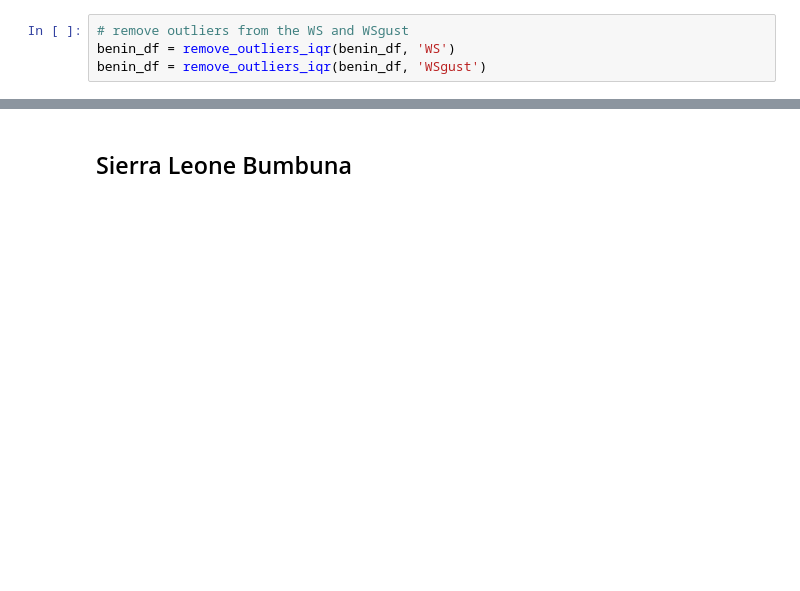
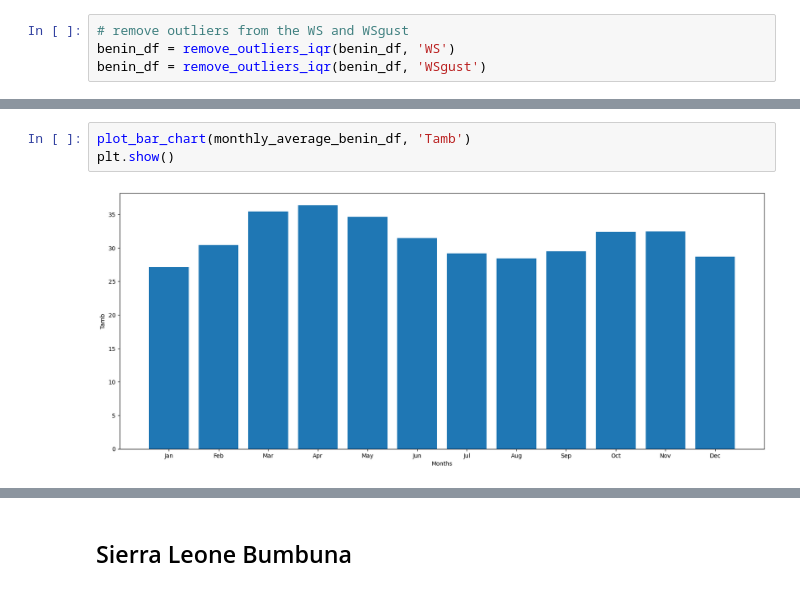
Before and after one commit to leuel-a/moonlight-solar-analysis, a Jupyter notebook: notebooks/EDA.ipynb, the cells around one changed output, grey strips where cells are left out. Cells and saved outputs as stored; diff of their text form; blank space fills up the shorter version.

```diff
--- a/notebooks/EDA.ipynb
+++ b/notebooks/EDA.ipynb
@@ -37,0 +162,5 @@ benin_df.describe()
+# %%
+plot_bar_chart(monthly_average_benin_df, 'Tamb')
+plt.show()
+# %% [output]
+[figure, added]
```
Also changed, not shown: parts of 61 cells of this notebook, 2 other files.
